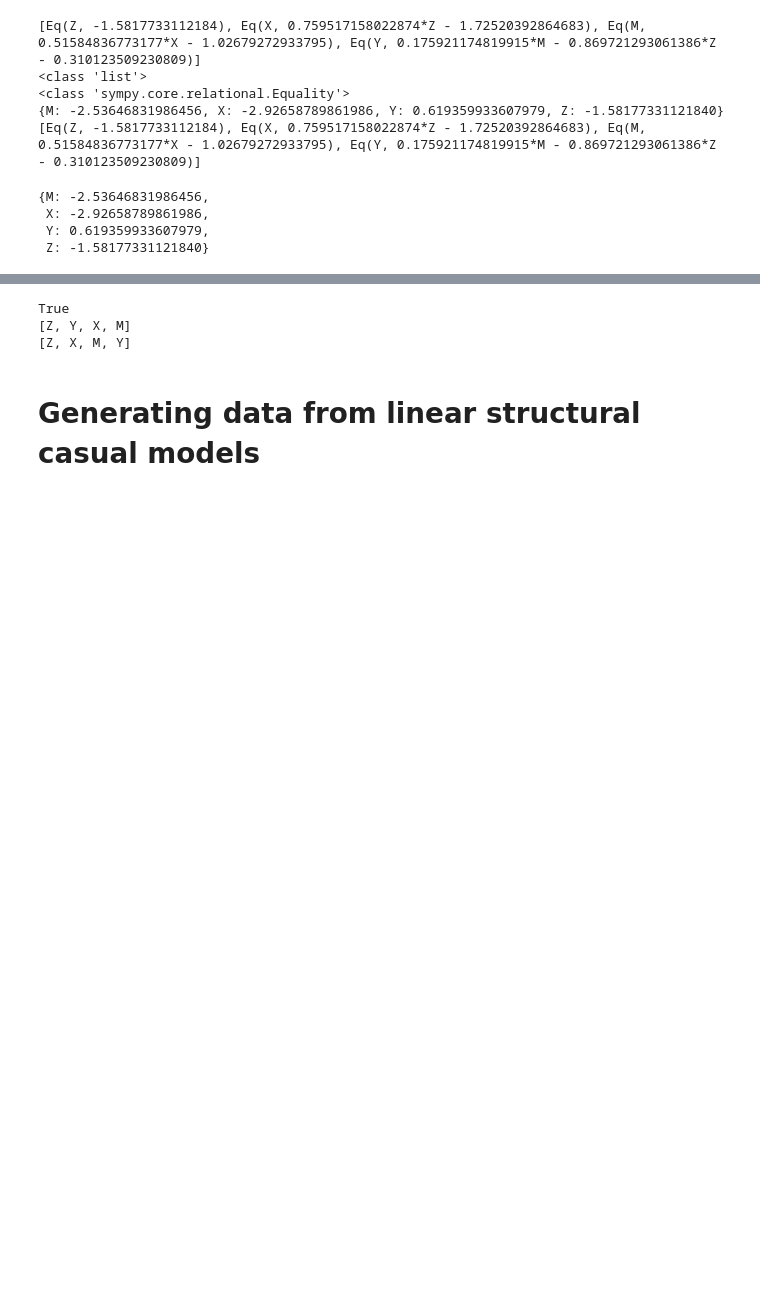
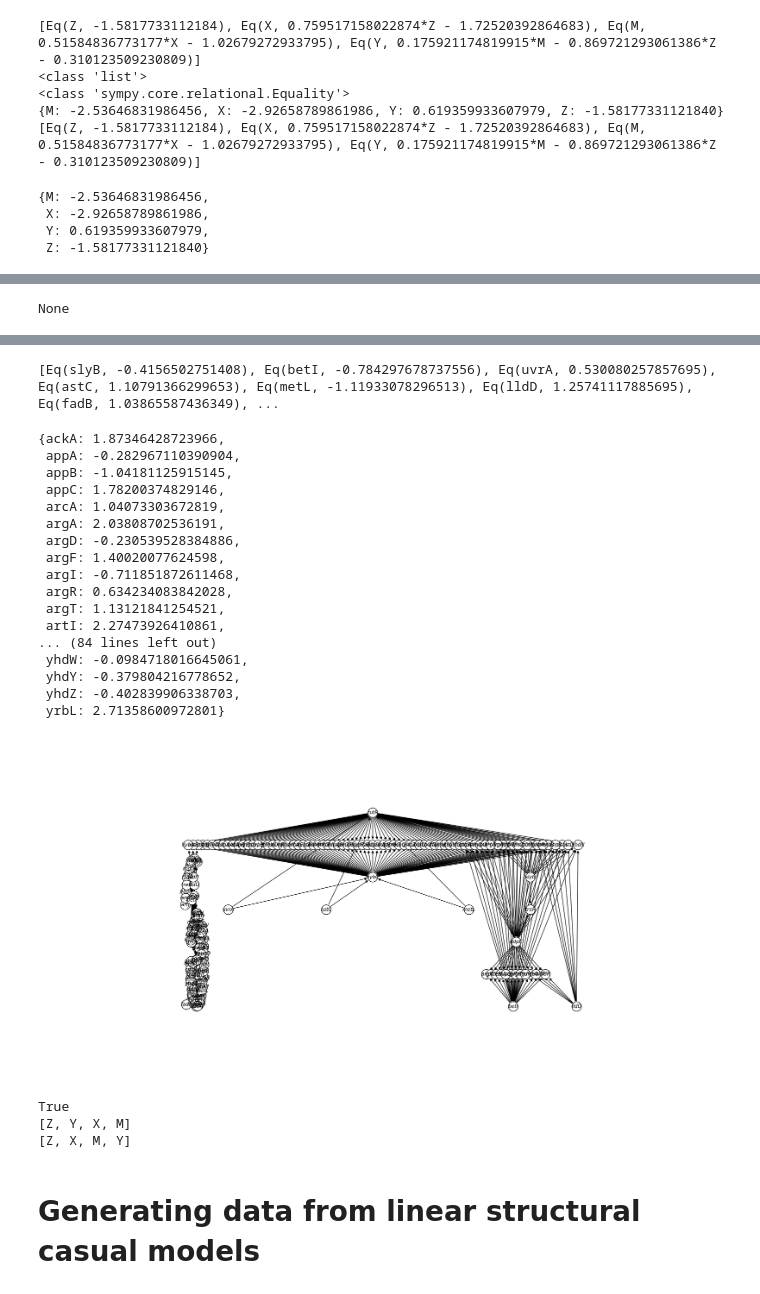
Before and after one commit to PNNL-CompBio/SERGIO, a Jupyter notebook: examples/cond_ind_test_ag.ipynb, the cells around one changed output, grey strips where cells are left out. Cells and saved outputs as stored; diff of their text form; code cells hidden in the pictures; blank space fills up the shorter version.

Commit message:
covid and ecoli examples

```diff
--- a/examples/cond_ind_test_ag.ipynb
+++ b/examples/cond_ind_test_ag.ipynb
@@ -488 +574,35 @@ $$ \begin{array}{rcl}SARS_{COV2} &=& \epsilon_{SARS COV2} + \gamma_{Ang <->SARS
 [figure]
+# %%
+# ecoli
+
+G = dagitty_to_mixed_graph('DS1.dag') # ~ 100 equations
+fig, ax = plt.subplots(figsize=(50, 25))
+#pos = nx.spring_layout(ecoli_digraph)
+#nx.draw(ecoli_digraph, pos, with_labels=True, node_size=2000, node_color='lightblue', font_size=15)
+G.draw(ax, prog='neato')
+display(G.draw())
+
+
+# LSCM from DAG
+
+LSCM_dict = generate_LSCM_from_mixed_graph(G)
+#display(LSCM_dict)
+
+# convert to latex
+eqn_array = convert_to_latex(LSCM_dict)
+eqn_array2 = convert_to_eqn_array_latex(LSCM_dict)
+
+#display(Latex(eqn_array))
+display(Latex(eqn_array2))
+
+# generate random parameter values and solve
+epsilon_symbols = get_symbols_from_nodes(G)
+beta_symbols = get_symbols_from_di_edges(G)
+gamma_symbols = get_symbols_from_bi_edges(G)
+epsilon_values = {epsilon:np.random.normal(0,1) for epsilon in epsilon_symbols.values()}
+beta_values = {beta:np.random.uniform(-1,1) for beta in beta_symbols.values()}
+gamma_values = {gamma:np.random.uniform(-1,1) for gamma in gamma_symbols.values()}
+param_dict = {**epsilon_values, **beta_values, **gamma_values}
+display(evaluate_LSCM(LSCM_dict,param_dict))
+# %% [output]
+None
@@ -489,3 +610,22 @@ $$ \begin{array}{rcl}SARS_{COV2} &=& \epsilon_{SARS COV2} + \gamma_{Ang <->SARS
+[Eq(slyB, -0.4156502751408), Eq(betI, -0.784297678737556), Eq(uvrA, 0.530080257857695), Eq(astC, 1.10791366299653), Eq(metL, -1.11933078296513), Eq(lldD, 1.25741117885695), Eq(fadB, 1.03865587436349), ...
+{ackA: 1.87346428723966,
+ appA: -0.282967110390904,
+ appB: -1.04181125915145,
+ appC: 1.78200374829146,
+ arcA: 1.04073303672819,
+ argA: 2.03808702536191,
+ argD: -0.230539528384886,
+ argF: 1.40020077624598,
+ argI: -0.711851872611468,
+ argR: 0.634234083842028,
+ argT: 1.13121841254521,
+ artI: 2.27473926410861,
+... (84 lines left out)
+ yhdW: -0.0984718016645061,
+ yhdY: -0.379804216778652,
+ yhdZ: -0.402839906338703,
+ yrbL: 2.71358600972801}
+[figure, added]
 # %%
 # loading daggity example
 test_graph = '''dag {
```
Also changed, not shown: parts of 2 cells of this notebook.
